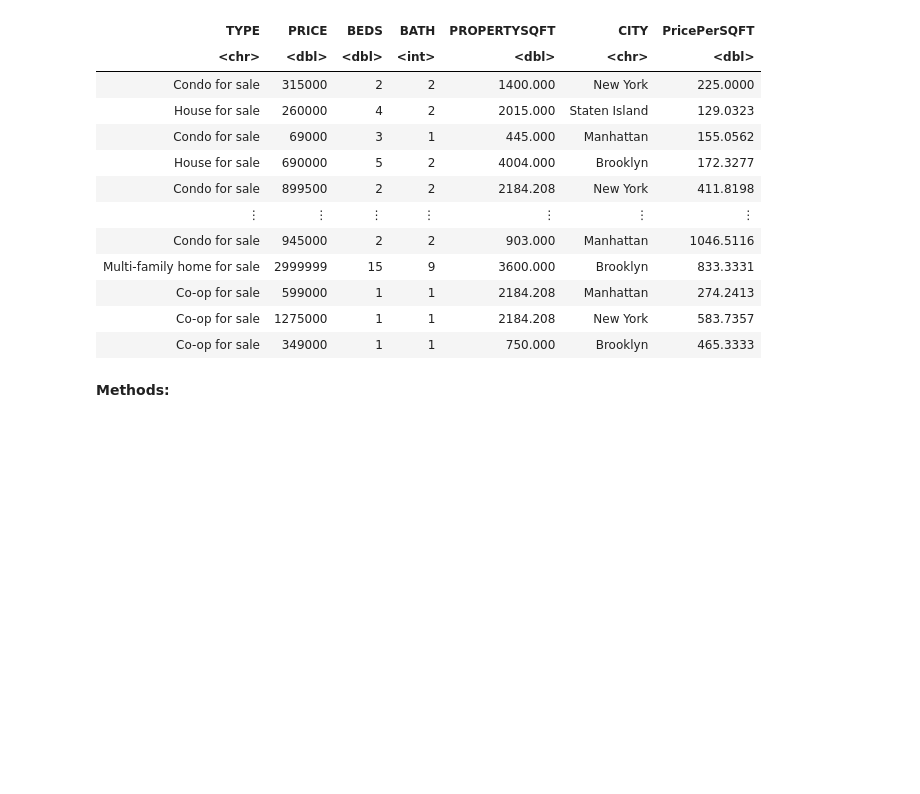
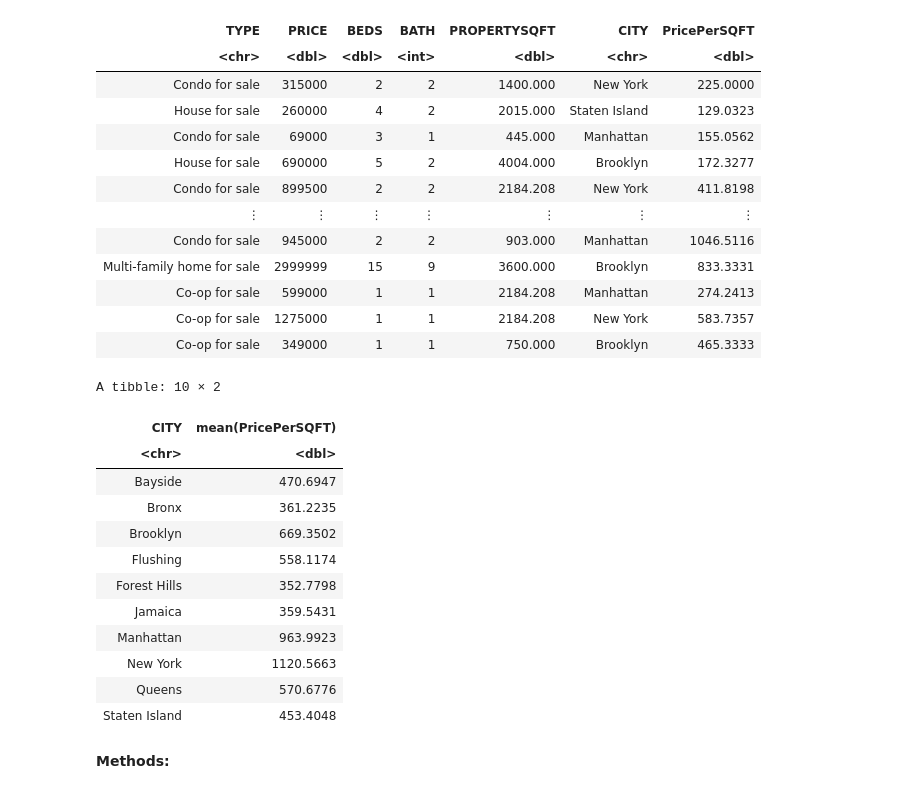
Before and after one commit to aikosumarno/dsci-100-2023w2-group-21, a Jupyter notebook: group_project_proposal.ipynb, the cells around one changed output. Drawn from its saved outputs; the diff is of its cells as text; code cells hidden in the pictures; blank space fills up the shorter version.

Commit message:
average price per sqft in each city

```diff
--- a/group_project_proposal.ipynb
+++ b/group_project_proposal.ipynb
@@ -165,6 +165,25 @@ A tibble: 3622 × 7
 | Co-op for sale | 599000 | 1 | 1 | 2184.208 | Manhattan | 274.2413 |
 | Co-op for sale | 1275000 | 1 | 1 | 2184.208 | New York | 583.7357 |
 | Co-op for sale | 349000 | 1 | 1 | 750.000 | Brooklyn | 465.3333 |
+# %%
+average_price_persqft <- newyork_subset |>
+                            group_by(CITY) |>
+                            summarize(mean(PricePerSQFT))
+average_price_persqft
+# %% [output]
+A tibble: 10 × 2
+| CITY | mean(PricePerSQFT) |
+| <chr> | <dbl> |
+| Bayside | 470.6947 |
+| Bronx | 361.2235 |
+| Brooklyn | 669.3502 |
+| Flushing | 558.1174 |
+| Forest Hills | 352.7798 |
+| Jamaica | 359.5431 |
+| Manhattan | 963.9923 |
+| New York | 1120.5663 |
+| Queens | 570.6776 |
+| Staten Island | 453.4048 |
 # %% [markdown]
 **Methods:**
 # %% [markdown]
```
